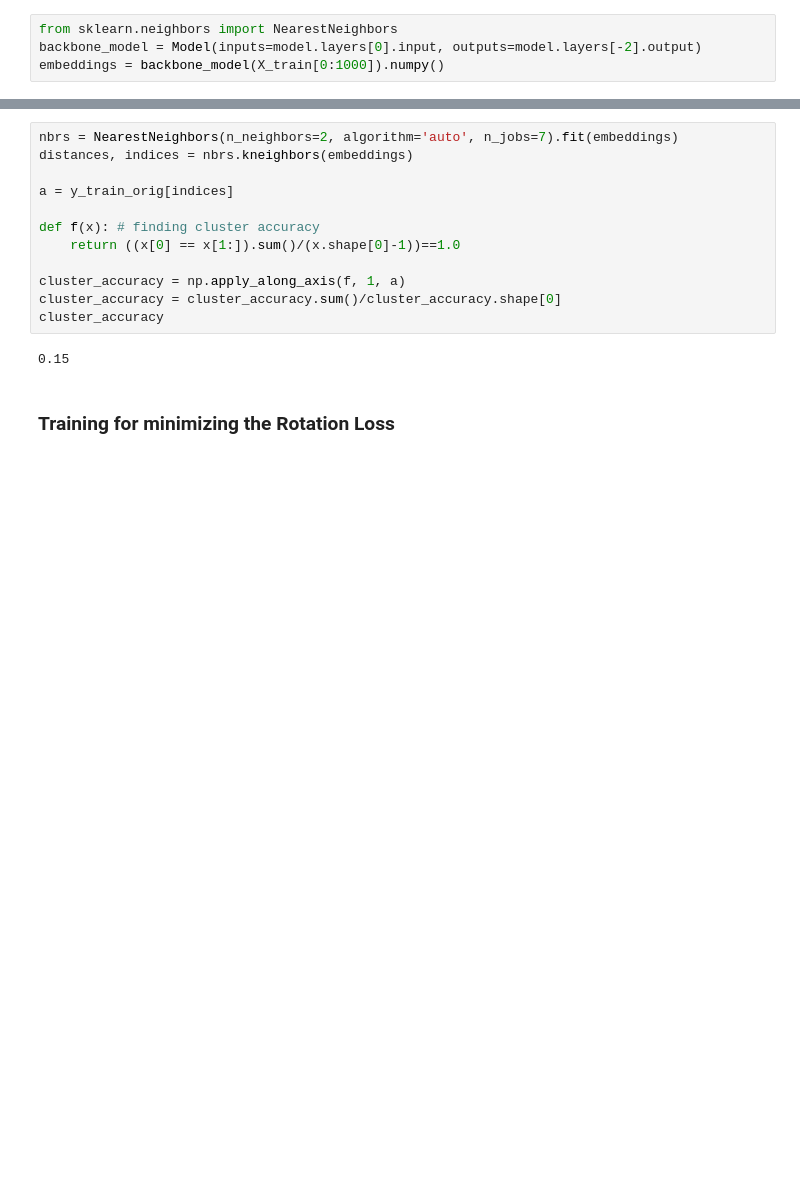
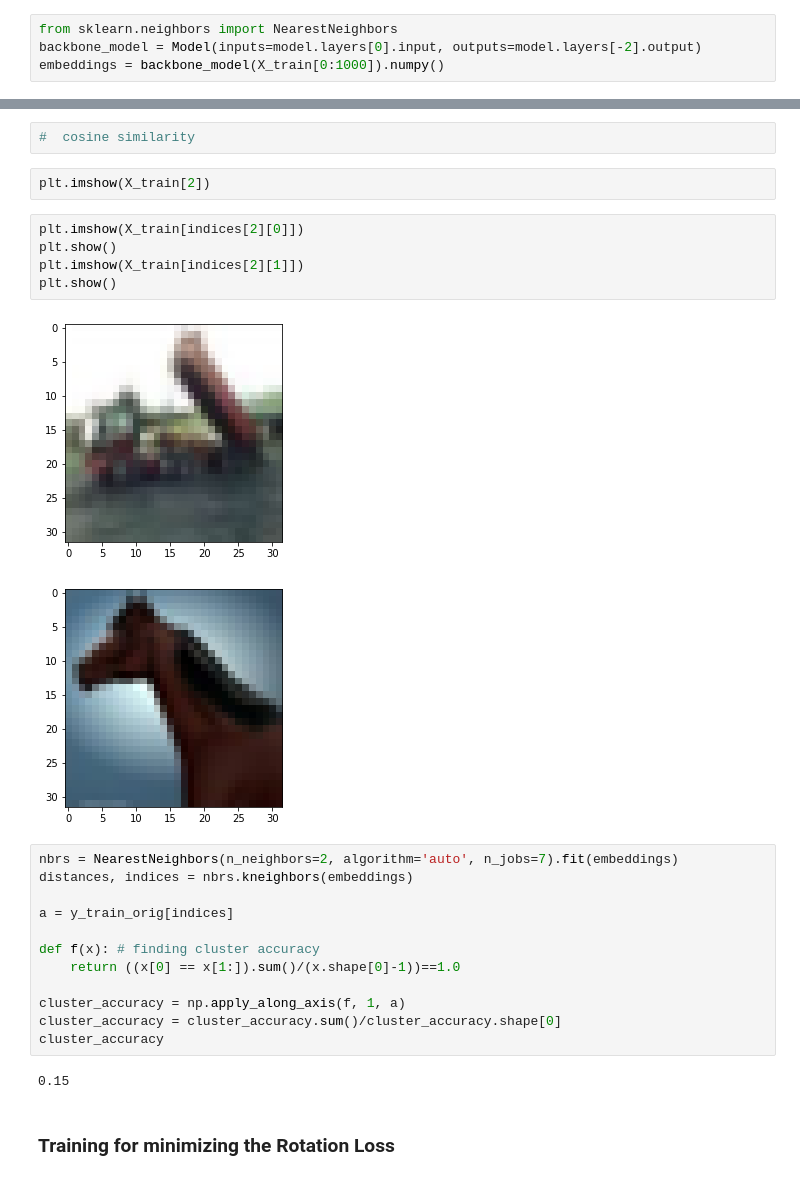
Before and after one commit to ahsanmemon/Unsupervised-Classification-Tensorflow, a Jupyter notebook: CIFAR 100/3 - Resnet 18 Classification with Discriminative Pretext Task.ipynb, the cells around one changed output, grey strips where cells are left out. Cells and saved outputs as stored; diff of their text form; blank space fills up the shorter version.

```diff
--- a/CIFAR 100/3 - Resnet 18 Classification with Discriminative Pretext Task.ipynb
+++ b/CIFAR 100/3 - Resnet 18 Classification with Discriminative Pretext Task.ipynb
@@ -115,3 +297,15 @@ embeddings = backbone_model(X_train[0:1000]).numpy()
+# %%
+#  cosine similarity
+# %%
+plt.imshow(X_train[2])
+# %%
+plt.imshow(X_train[indices[2][0]])
+plt.show()
+plt.imshow(X_train[indices[2][1]])
+plt.show()
+# %% [output]
+[figure, added]
+[figure, added]
 # %%
 nbrs = NearestNeighbors(n_neighbors=2, algorithm='auto', n_jobs=7).fit(embeddings)
 distances, indices = nbrs.kneighbors(embeddings)
```
Also changed, not shown: parts of 20 cells of this notebook, 6 other files.
